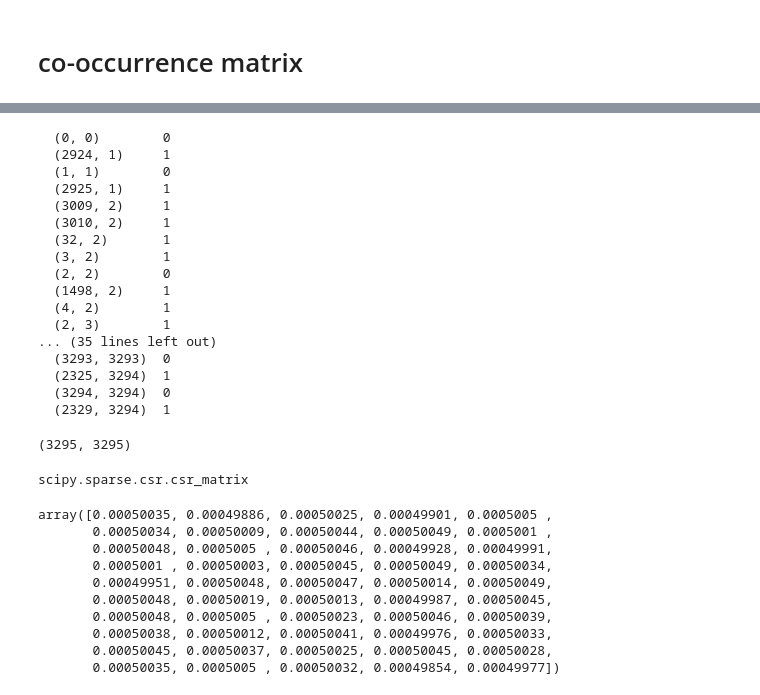
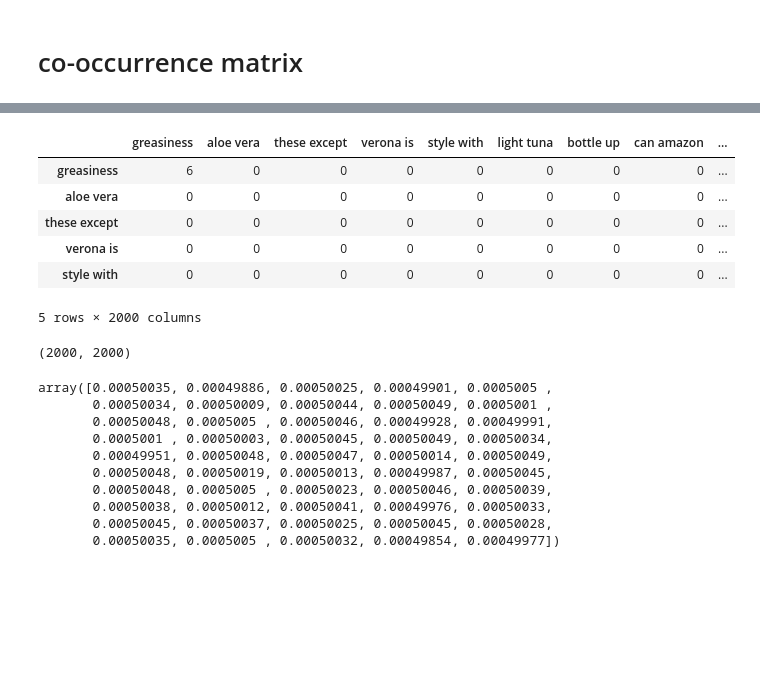
Before and after one commit to rajendrac3/Machine-Learning, a Jupyter notebook: Apply Truncated SVD on Amazon reviews data set/Apply Truncated SVD on Amazon reviews data set.ipynb, the cells around one changed output, grey strips where cells are left out. Cells and saved outputs as stored; diff of their text form; code cells hidden in the pictures; blank space fills up the shorter version.

Commit message:
calculated covariance matrix

```diff
--- a/Apply Truncated SVD on Amazon reviews data set/Apply Truncated SVD on Amazon reviews data set.ipynb
+++ b/Apply Truncated SVD on Amazon reviews data set/Apply Truncated SVD on Amazon reviews data set.ipynb
@@ -492,26 +475,12 @@ print(Xc.todense())
-# %%
-print(Xc)
-Xc.shape
-# %% [output]
-  (0, 0)        0
-  (2924, 1)     1
-  (1, 1)        0
-  (2925, 1)     1
-  (3009, 2)     1
-  (3010, 2)     1
-  (32, 2)       1
-  (3, 2)        1
-  (2, 2)        0
-  (1498, 2)     1
-  (4, 2)        1
-  (2, 3)        1
-... (35 lines left out)
-  (3293, 3293)  0
-  (2325, 3294)  1
-  (3294, 3294)  0
-  (2329, 3294)  1
-(3295, 3295)
-# %%
-type(train_tf_idf)
-# %% [output]
-scipy.sparse.csr.csr_matrix
+# %%
+covariace_mat = np.array([[0 for x in range(2000)] for x in range(2000)])
+index_col=top_features[:3000]
+
+cov_df=pd.DataFrame(covariace_mat,index=index_col,columns=index_col)
+for sentance in tqdm(X_train):
+    words=sentance.split(" ")
+    for i in range(len(words)):
+        for j in range(i-4,i+5):
+            if(j>=0 and j<len(words)):
+                if(words[i] in index_col and words[j] in index_col):
+                    df.loc[words[i], words[j]] += 1
@@ -518,3 +492,17 @@ scipy.sparse.csr.csr_matrix
+# %%
+cov_df.head(5)
+# %% [output]
+|  | greasiness | aloe vera | these except | verona is | style with | light tuna | bottle up | can amazon | ... |
+| greasiness | 6 | 0 | 0 | 0 | 0 | 0 | 0 | 0 | ... |
+| aloe vera | 0 | 0 | 0 | 0 | 0 | 0 | 0 | 0 | ... |
+| these except | 0 | 0 | 0 | 0 | 0 | 0 | 0 | 0 | ... |
+| verona is | 0 | 0 | 0 | 0 | 0 | 0 | 0 | 0 | ... |
+| style with | 0 | 0 | 0 | 0 | 0 | 0 | 0 | 0 | ... |
+5 rows × 2000 columns
+# %%
+cov_df.shape
+# %% [output]
+(2000, 2000)
 # %%
 from sklearn.decomposition import PCA
 from sklearn.preprocessing import MinMaxScaler
```
Also changed, not shown: parts of 11 cells of this notebook, 2 other files.
